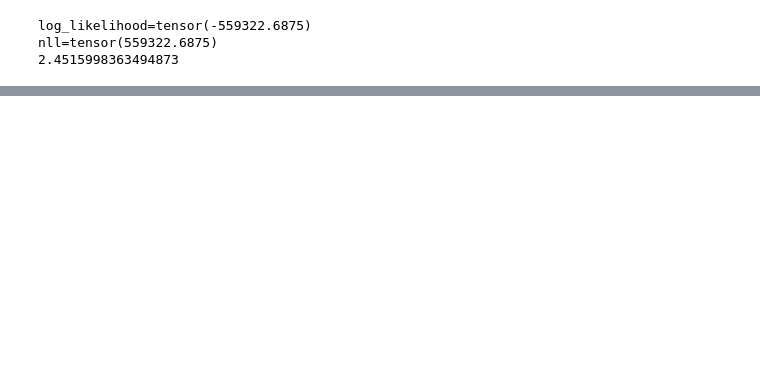
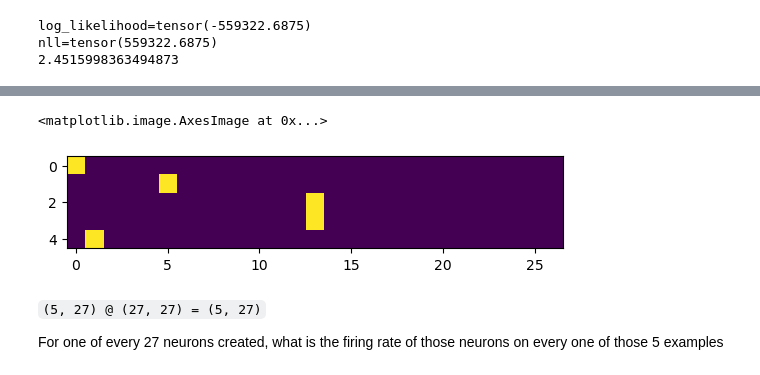
Before and after one commit to charlieroth/lab, a Jupyter notebook: python/BuildingMakemore.ipynb, the cells around one changed output, grey strips where cells are left out. Saved outputs shown, nothing was run; the diff lists cells and outputs as text; code cells hidden in the pictures; blank space fills up the shorter version.

```diff
--- a/python/BuildingMakemore.ipynb
+++ b/python/BuildingMakemore.ipynb
@@ -130,0 +136,13 @@ nll=tensor(559322.6875)
+# %%
+xs, ys = [], []
+for name in names[:1]:
+    chs = ['.'] + list(name) + ['.']
+    for ch1, ch2 in zip(chs, chs[1:]):
+        ix1 = stoi[ch1]
+        ix2 = stoi[ch2]
+        print(ch1, ch2)
+        xs.append(ix1)
+        ys.append(ix2)
+
+xs = torch.tensor(xs)
+ys = torch.tensor(ys)
@@ -130,0 +167,14 @@ nll=tensor(559322.6875)
+# %%
+# `one_hot` will return a tensor of the same dtype as
+# it is given, therefore cast to float32 to make
+# it consumable by the neural network
+xenc = F.one_hot(xs, num_classes=27).float()
+# %%
+plt.imshow(xenc)
+# %% [output]
+<matplotlib.image.AxesImage at 0x...>
+[figure, added]
+# %% [markdown]
+`(5, 27) @ (27, 27) = (5, 27)`
+
+For one of every 27 neurons created, what is the firing rate of those neurons on every one of those 5 examples
```
Also changed, not shown: parts of 33 cells of this notebook.
